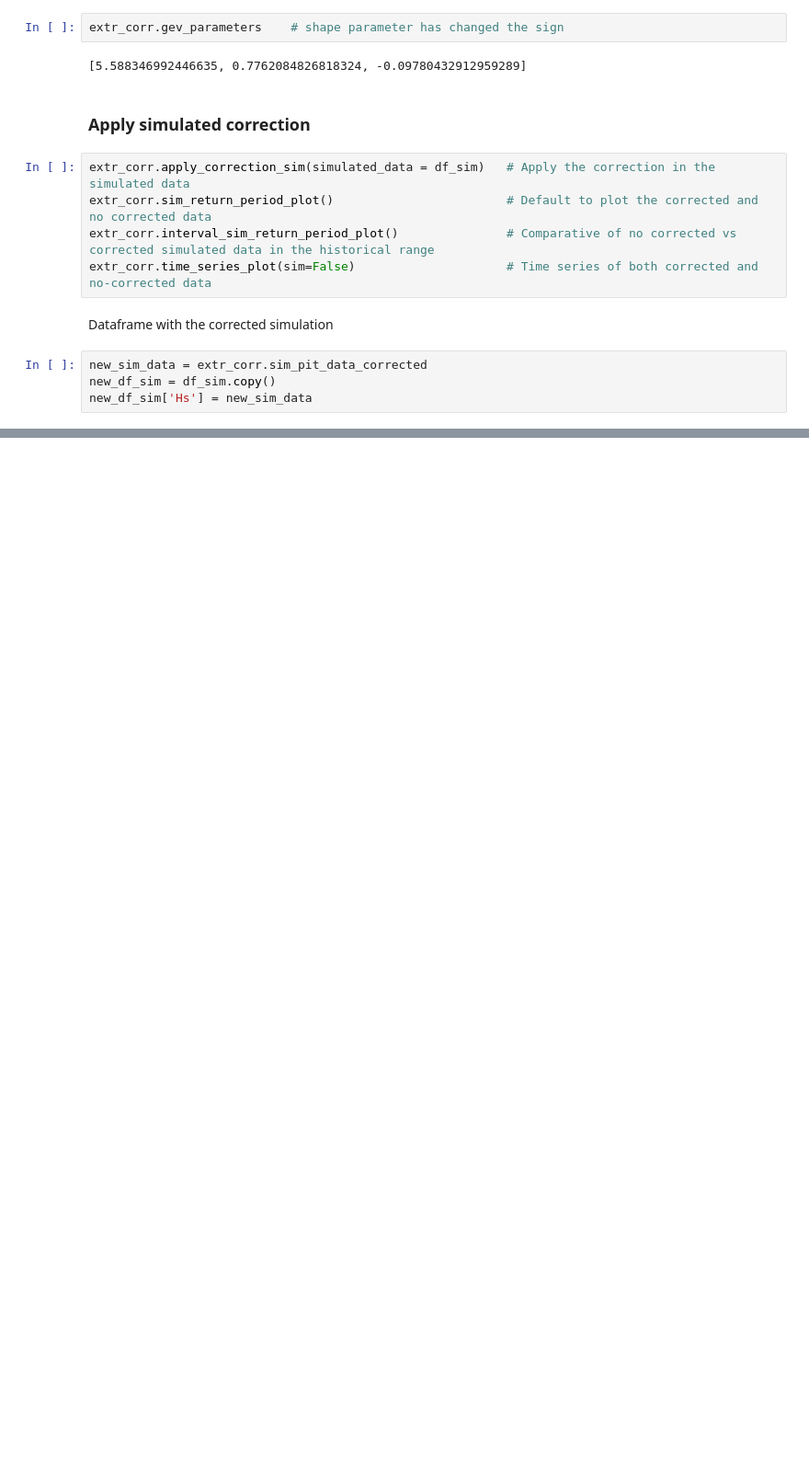
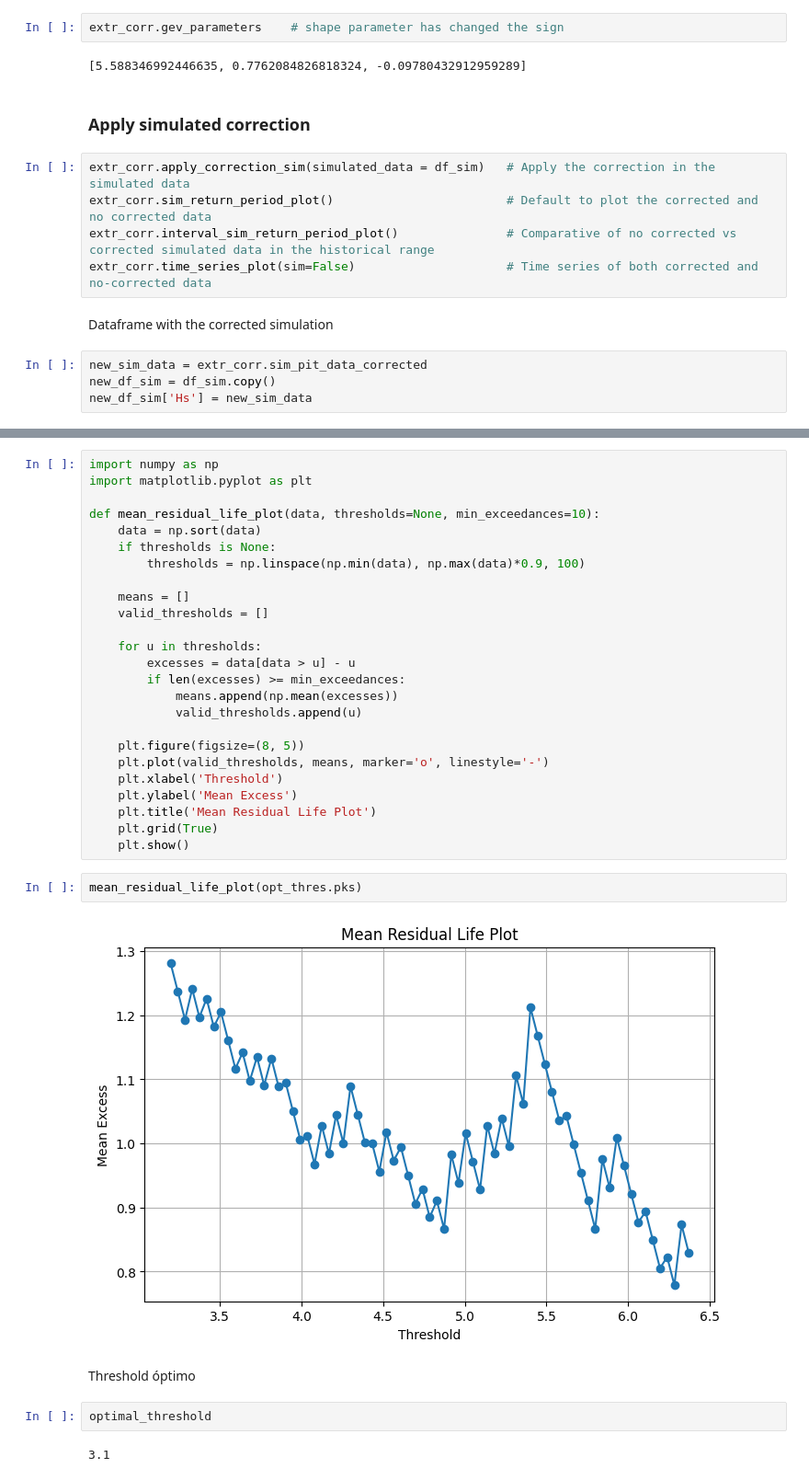
Before and after one commit to viccollado/ExtremeCorrection, a Jupyter notebook: Notebooks/Examples/Hs_Bilbao.ipynb, the cells around one changed output, grey strips where cells are left out. Shown at 92% size. Drawn from its saved outputs; the diff is of its cells as text; blank space fills up the shorter version.

```diff
--- a/Notebooks/Examples/Hs_Bilbao.ipynb
+++ b/Notebooks/Examples/Hs_Bilbao.ipynb
@@ -149,0 +279,35 @@ new_df_sim.to_csv("Data/Bilbao/Boya_Bilbao_sim_ecdf_corrected.csv")
+# %%
+import numpy as np
+import matplotlib.pyplot as plt
+
+def mean_residual_life_plot(data, thresholds=None, min_exceedances=10):
+    data = np.sort(data)
+    if thresholds is None:
+        thresholds = np.linspace(np.min(data), np.max(data)*0.9, 100)
+
+    means = []
+    valid_thresholds = []
+
+    for u in thresholds:
+        excesses = data[data > u] - u
+        if len(excesses) >= min_exceedances:
+            means.append(np.mean(excesses))
+            valid_thresholds.append(u)
+
+    plt.figure(figsize=(8, 5))
+    plt.plot(valid_thresholds, means, marker='o', linestyle='-')
+    plt.xlabel('Threshold')
+    plt.ylabel('Mean Excess')
+    plt.title('Mean Residual Life Plot')
+    plt.grid(True)
+    plt.show()
+# %%
+mean_residual_life_plot(opt_thres.pks)
+# %% [output]
+[figure, added]
+# %% [markdown]
+Threshold óptimo
+# %%
+optimal_threshold
+# %% [output]
+3.1
```
Also changed, not shown: parts of 39 cells of this notebook, 3 other files.
